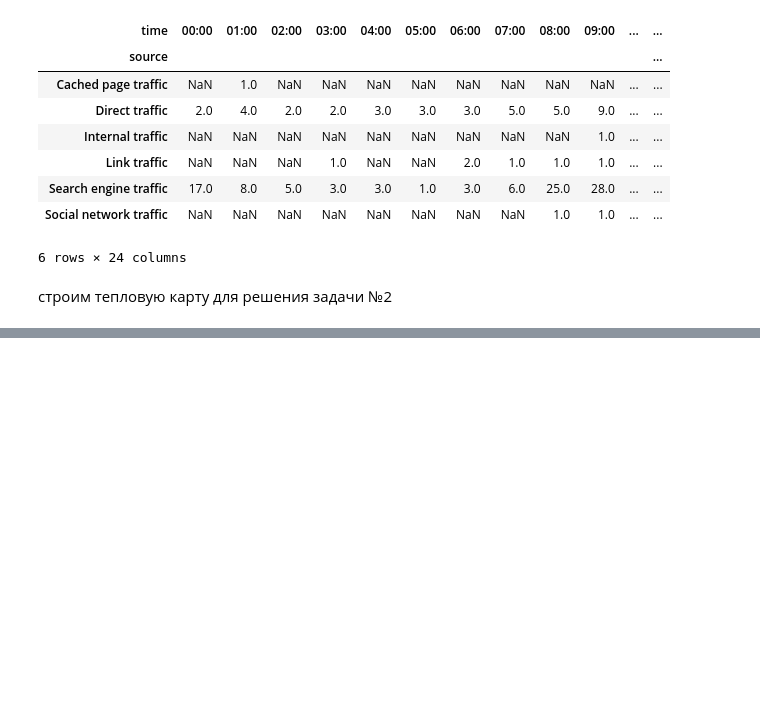
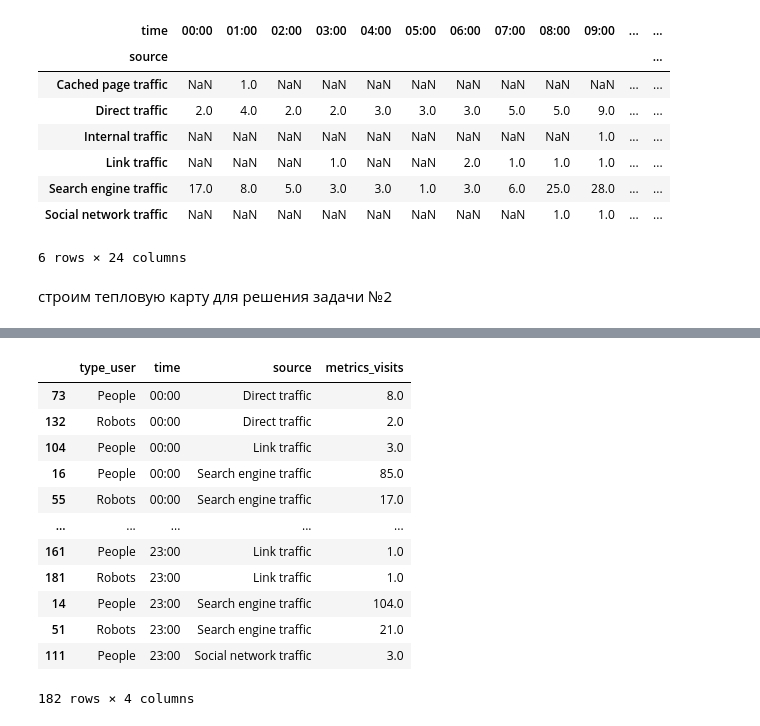
Before and after one commit to SergeySchepilin/for_PYTHON, a Jupyter notebook: project_on_demand_yandex_metrika.ipynb, the cells around one changed output, grey strips where cells are left out. Drawn from its saved outputs; the diff is of its cells as text; code cells hidden in the pictures; blank space fills up the shorter version.

```diff
--- a/project_on_demand_yandex_metrika.ipynb
+++ b/project_on_demand_yandex_metrika.ipynb
@@ -138,0 +196,19 @@ heatmap.set_title('Активность роботов по каналам тр
+# %%
+# преобразуем в датафрейм пандас
+metrika_data_df1 = pd.DataFrame(metrika_data1['data'])
+metrika_data_df1 = metrika_data_df1.sort_values(by = ['time','source'])
+metrika_data_df1
+# %% [output]
+|  | type_user | time | source | metrics_visits |
+| 73 | People | 00:00 | Direct traffic | 8.0 |
+| 132 | Robots | 00:00 | Direct traffic | 2.0 |
+| 104 | People | 00:00 | Link traffic | 3.0 |
+| 16 | People | 00:00 | Search engine traffic | 85.0 |
+| 55 | Robots | 00:00 | Search engine traffic | 17.0 |
+| ... | ... | ... | ... | ... |
+| 161 | People | 23:00 | Link traffic | 1.0 |
+| 181 | Robots | 23:00 | Link traffic | 1.0 |
+| 14 | People | 23:00 | Search engine traffic | 104.0 |
+| 51 | Robots | 23:00 | Search engine traffic | 21.0 |
+| 111 | People | 23:00 | Social network traffic | 3.0 |
+182 rows × 4 columns
```
Also changed, not shown: parts of 9 cells of this notebook.
